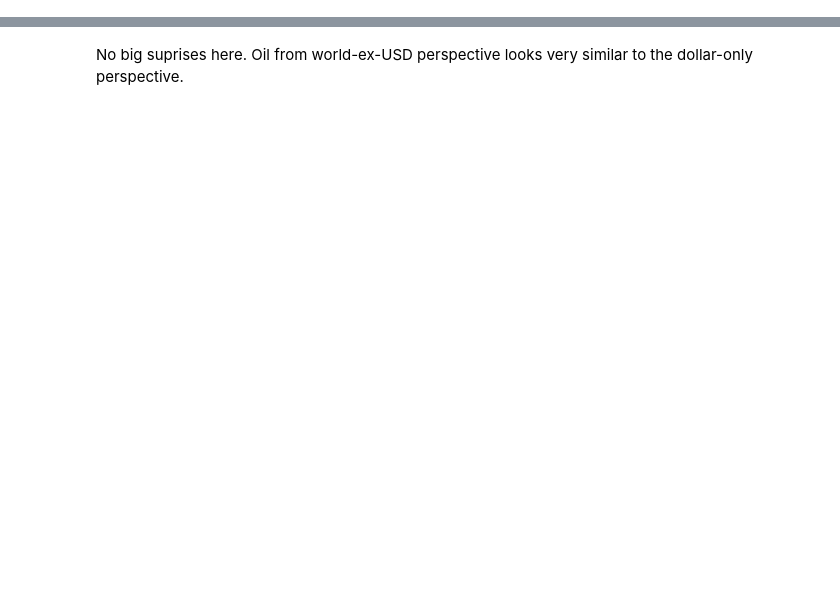
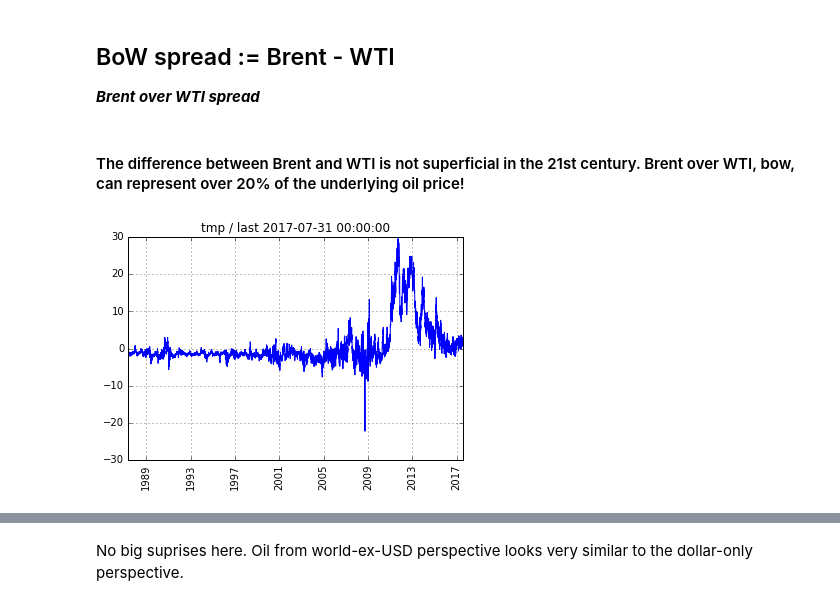
Before and after one commit to rsvp/fecon235, a Jupyter notebook: nb/fred-oil-brent-wti.ipynb, the cells around one changed output, grey strips where cells are left out. Drawn from its saved outputs; the diff is of its cells as text; code cells hidden in the pictures; blank space fills up the shorter version.

```diff
--- a/nb/fred-oil-brent-wti.ipynb
+++ b/nb/fred-oil-brent-wti.ipynb
@@ -139,0 +123,4 @@ Y  1
+# %% [markdown]
+## BoW spread := Brent - WTI
+
+***Brent over WTI spread***
@@ -139,0 +131,9 @@ Y  1
+# %%
+#  Define BoW: Brent over WTI spread:
+bow = todf( brent - wti, 'BoW' )
+# %% [markdown]
+#### The difference between Brent and WTI is not superficial in the 21st century. Brent over WTI, bow, can represent over 20% of the underlying oil price!
+# %%
+plot( bow )
+# %% [output]
+[figure, added]
```
Also changed, not shown: parts of 68 cells of this notebook.
